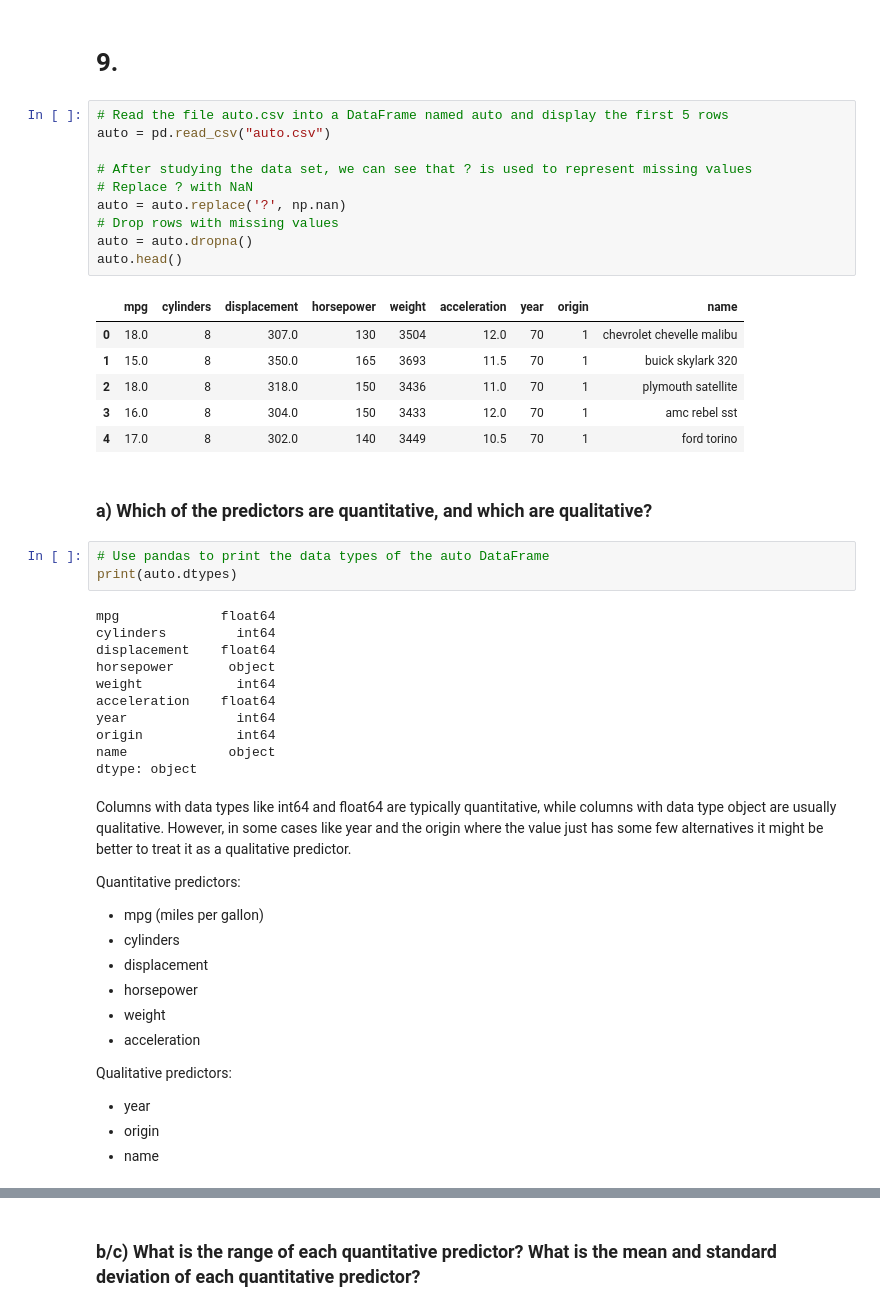
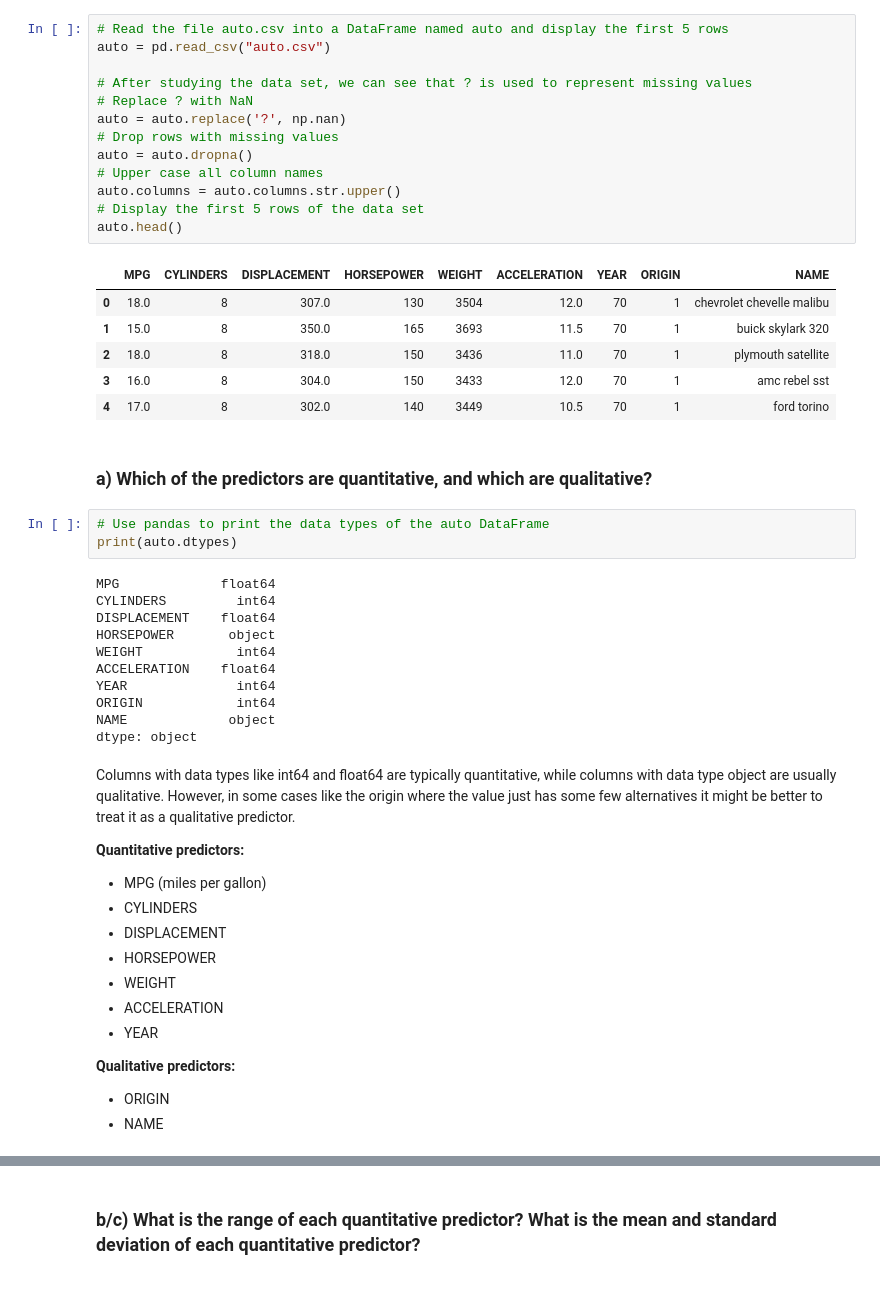
Before and after one commit to olivernilssson/Big-Data-GM0756, a Jupyter notebook: problem_sets/ps_1/e_9.ipynb, the cells around one changed output, grey strips where cells are left out. Cells and saved outputs as stored; diff of their text form.

```diff
--- a/problem_sets/ps_1/e_9.ipynb
+++ b/problem_sets/ps_1/e_9.ipynb
@@ -17,17 +18,18 @@ Seaborn version: 0.12.2
-# %% [markdown]
-# 9.
 # %%
 # Read the file auto.csv into a DataFrame named auto and display the first 5 rows
 auto = pd.read_csv("auto.csv")
 
 # After studying the data set, we can see that ? is used to represent missing values
 # Replace ? with NaN
 auto = auto.replace('?', np.nan)
 # Drop rows with missing values
 auto = auto.dropna()
+# Upper case all column names
+auto.columns = auto.columns.str.upper()
+# Display the first 5 rows of the data set
 auto.head()
 # %% [output]
-|  | mpg | cylinders | displacement | horsepower | weight | acceleration | year | origin | name |
+|  | MPG | CYLINDERS | DISPLACEMENT | HORSEPOWER | WEIGHT | ACCELERATION | YEAR | ORIGIN | NAME |
 | 0 | 18.0 | 8 | 307.0 | 130 | 3504 | 12.0 | 70 | 1 | chevrolet chevelle malibu |
 | 1 | 15.0 | 8 | 350.0 | 165 | 3693 | 11.5 | 70 | 1 | buick skylark 320 |
 | 2 | 18.0 | 8 | 318.0 | 150 | 3436 | 11.0 | 70 | 1 | plymouth satellite |
@@ -39,31 +41,31 @@ auto.head()
 # Use pandas to print the data types of the auto DataFrame
 print(auto.dtypes)
 # %% [output]
-mpg             float64
-cylinders         int64
-displacement    float64
-horsepower       object
-weight            int64
-acceleration    float64
-year              int64
-origin            int64
-name             object
+MPG             float64
+CYLINDERS         int64
+DISPLACEMENT    float64
+HORSEPOWER       object
+WEIGHT            int64
+ACCELERATION    float64
+YEAR              int64
+ORIGIN            int64
+NAME             object
 dtype: object
 # %% [markdown]
-Columns with data types like int64 and float64 are typically quantitative, while columns with data type object are usually qualitative. However, in some cases like year and the origin where the value just has some few alternatives it might be better to treat it as a qualitative predictor.
+Columns with data types like int64 and float64 are typically quantitative, while columns with data type object are usually qualitative. However, in some cases like the origin where the value just has some few alternatives it might be better to treat it as a qualitative predictor.
 
-Quantitative predictors:
-* mpg (miles per gallon)
-* cylinders
-* displacement
-* horsepower
-* weight
-* acceleration
+**Quantitative predictors:**
+* MPG (miles per gallon)
+* CYLINDERS
+* DISPLACEMENT
+* HORSEPOWER
+* WEIGHT
+* ACCELERATION
+* YEAR
 
-Qualitative predictors:
-* year
-* origin
-* name
+**Qualitative predictors:**
+* ORIGIN
+* NAME
 # %%
 # Assign the column names of auto to respective data type
 datatypes = {
```
Also changed, not shown: parts of 10 cells of this notebook, 1 other file.
